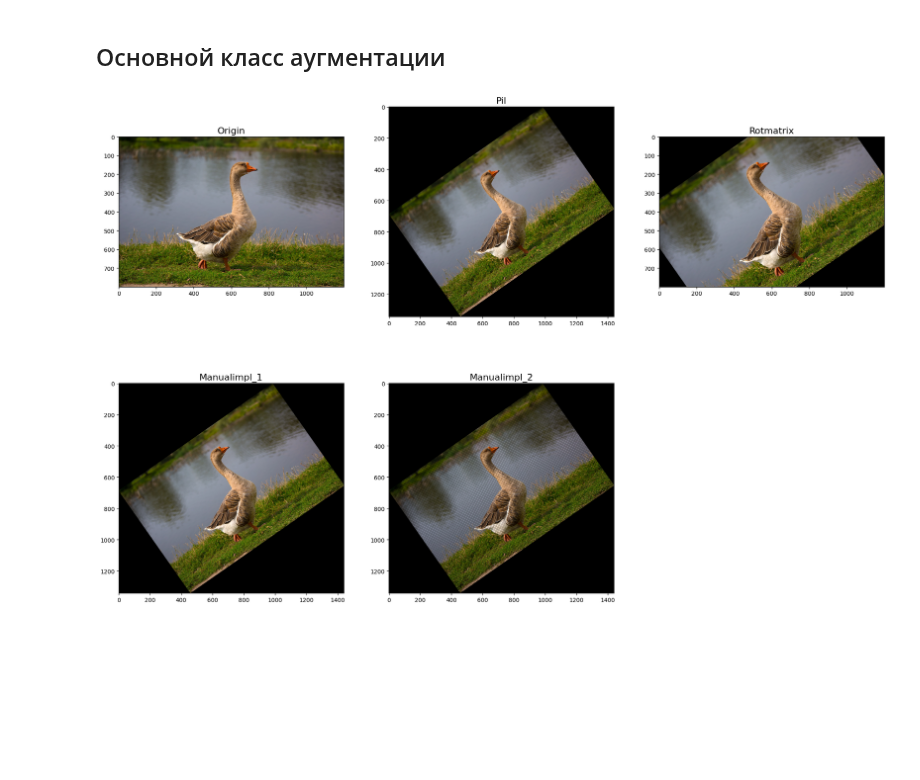
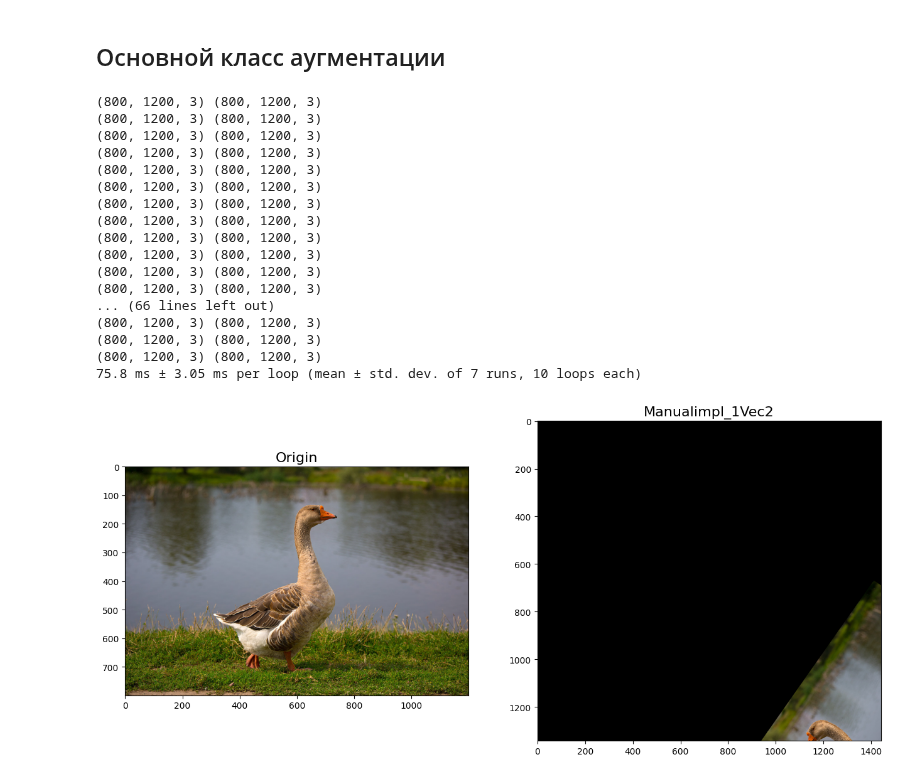
Before and after one commit to JooudDoo/AI_Tasks, a Jupyter notebook: 02_Task/Scripts/Rotater.ipynb, the cells around one changed output. Cells and saved outputs as stored; diff of their text form; code cells hidden in the pictures; blank space fills up the shorter version.

Commit message:
Rotater update

```diff
--- a/02_Task/Scripts/Rotater.ipynb
+++ b/02_Task/Scripts/Rotater.ipynb
@@ -111,19 +196,26 @@ class RotationMethods():
 # %% [markdown]
 ## Основной класс аугментации
 # %%
-class ImageRotate():
+class ImageRotater():
 
-    def __init__(self, mode : str = 'PIL'):
+    def __init__(self, mode : str = 'PIL', angle = None):
         self.mode = mode
+        self.angle = angle
         self.rotation_func = RotationMethods().get_method(mode)
 
-    def __call__(self, image, angle = 0, **kwargs):
+    def __call__(self, image, angle = None, **kwargs):
+        if self.angle is not None:
+            angle = self.angle
         return self.rotation_func(image, angle, **kwargs)
 
-    def forward(self, image, angle = 0, **kwargs):
+    def forward(self, image, angle = None, **kwargs):
+        if self.angle is not None:
+            angle = self.angle
         return self(image, angle, **kwargs)
 
-    def apply(self, image, angle = 0, **kwargs):
+    def apply(self, image, angle = None, **kwargs):
+        if self.angle is not None:
+            angle = self.angle
         return self(image, angle, **kwargs)
 # %%
 import matplotlib.pyplot as plt
@@ -130,22 +226,43 @@ import matplotlib.pyplot as plt
+# %%
+%%timeit
+
+a = ImageRotater("manualImpl_1vec2fix")
+
+print(a(im, angle).shape, im.shape)
+# %% [output]
+(800, 1200, 3) (800, 1200, 3)
+(800, 1200, 3) (800, 1200, 3)
+(800, 1200, 3) (800, 1200, 3)
+(800, 1200, 3) (800, 1200, 3)
+(800, 1200, 3) (800, 1200, 3)
+(800, 1200, 3) (800, 1200, 3)
+(800, 1200, 3) (800, 1200, 3)
+(800, 1200, 3) (800, 1200, 3)
+(800, 1200, 3) (800, 1200, 3)
+(800, 1200, 3) (800, 1200, 3)
+(800, 1200, 3) (800, 1200, 3)
+(800, 1200, 3) (800, 1200, 3)
+... (66 lines left out)
+(800, 1200, 3) (800, 1200, 3)
+(800, 1200, 3) (800, 1200, 3)
+(800, 1200, 3) (800, 1200, 3)
+75.8 ms ± 3.05 ms per loop (mean ± std. dev. of 7 runs, 10 loops each)
 # %%
 rotations = [
-    ImageRotate(),
-    ImageRotate("rotMatrix"),
-    ImageRotate("manualImpl_1"),
-    ImageRotate("manualImpl_2"),
+    # ImageRotater(),
+    # ImageRotater("rotMatrix"),
+    # ImageRotater("manualImpl_1"),
+    ImageRotater("manualImpl_1vec2"),
 ]
 
-angle = 35
-
-im = cv2.imread('gus.jpg')
 
 to_show = {
     "origin": im
 }
 
 for rot in rotations:
     to_show.update({rot.mode:rot(im, angle)})
 
 fig = create_image_plot(row_len=3, figsize=(24, 16), **to_show)
 # %% [output]
-[figure, old version]
+[figure, new version]
```
Also changed, not shown: parts of 3 cells of this notebook.
